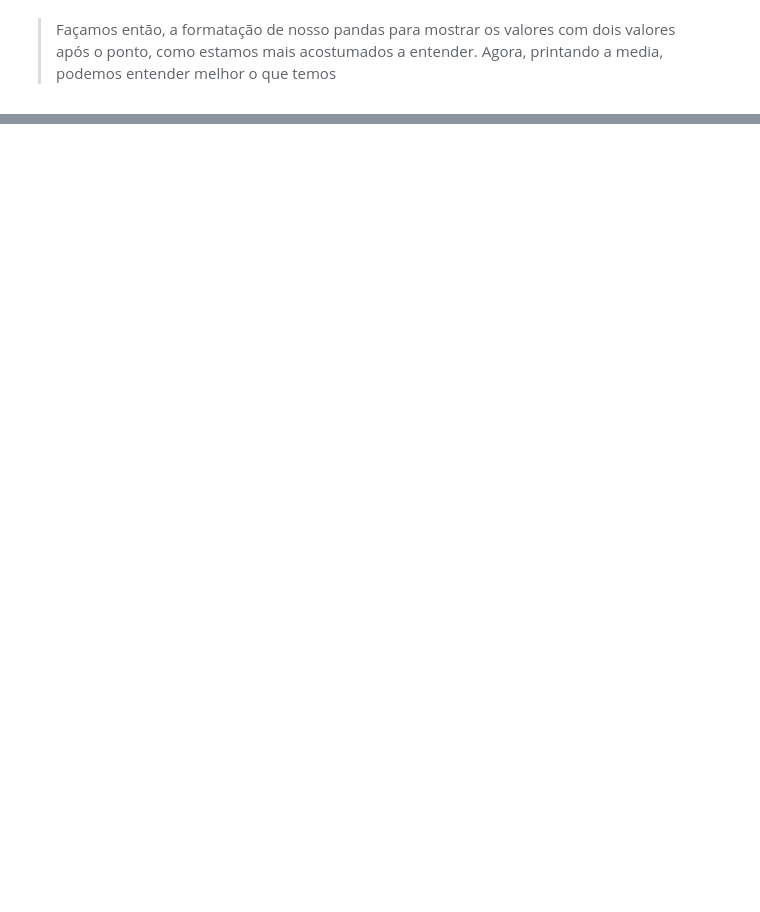
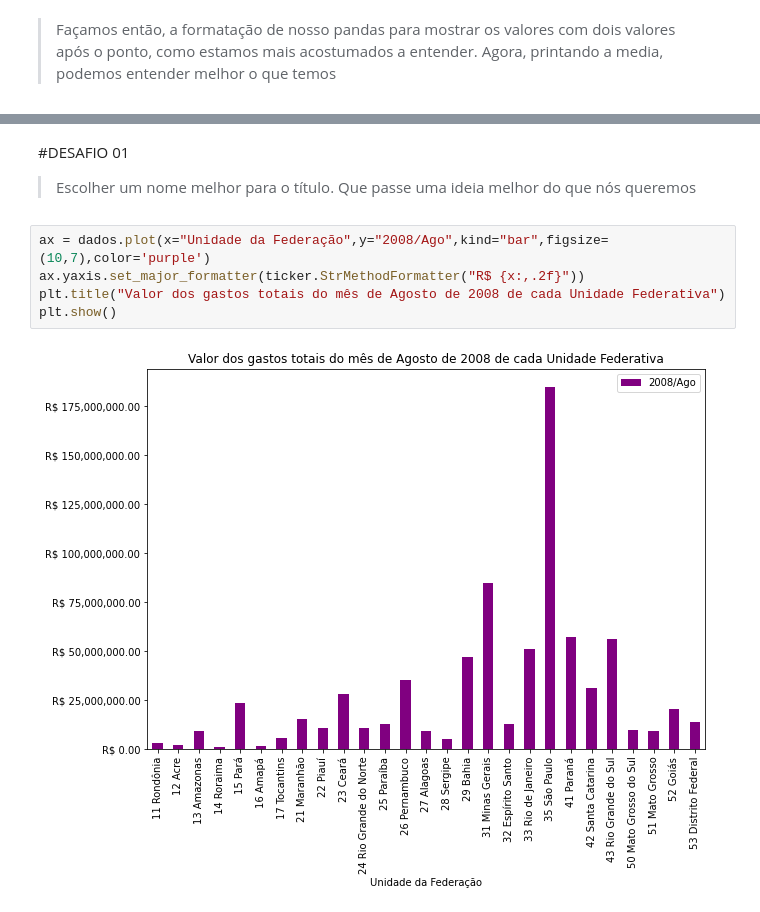
Before and after one commit to MatheusOrange211/Bootcamp-Alura, a Jupyter notebook: Bootcamp_Alura01.ipynb, the cells around one changed output, grey strips where cells are left out. Saved outputs shown, nothing was run; the diff lists cells and outputs as text; blank space fills up the shorter version.

Commit message:
Anotações e desafios

```diff
--- a/Bootcamp_Alura01.ipynb
+++ b/Bootcamp_Alura01.ipynb
@@ -122,0 +193,10 @@ Length: 151, dtype: float64
+# %% [markdown]
+#DESAFIO 01
+> Escolher um nome melhor para o título. Que passe uma ideia melhor do que nós queremos
+# %%
+ax = dados.plot(x="Unidade da Federação",y="2008/Ago",kind="bar",figsize=(10,7),color='purple')
+ax.yaxis.set_major_formatter(ticker.StrMethodFormatter("R$ {x:,.2f}"))
+plt.title("Valor dos gastos totais do mês de Agosto de 2008 de cada Unidade Federativa")
+plt.show()
+# %% [output]
+[figure, added]
```
Also changed, not shown: parts of 22 cells of this notebook.
